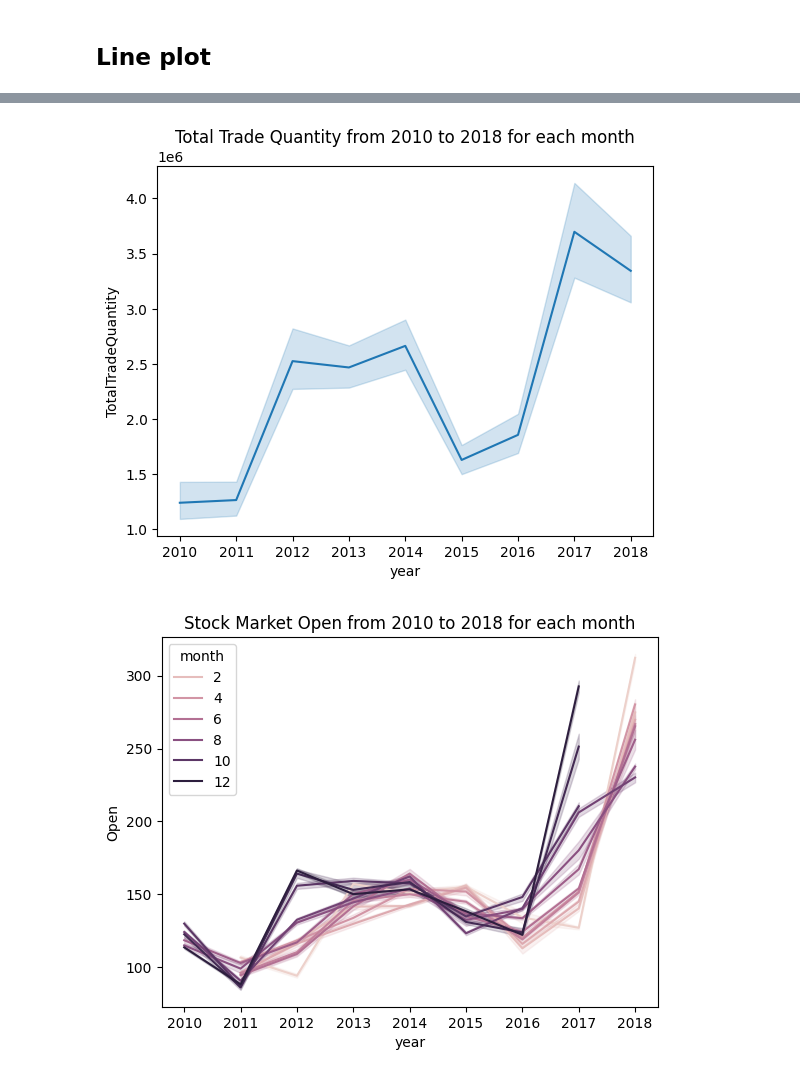
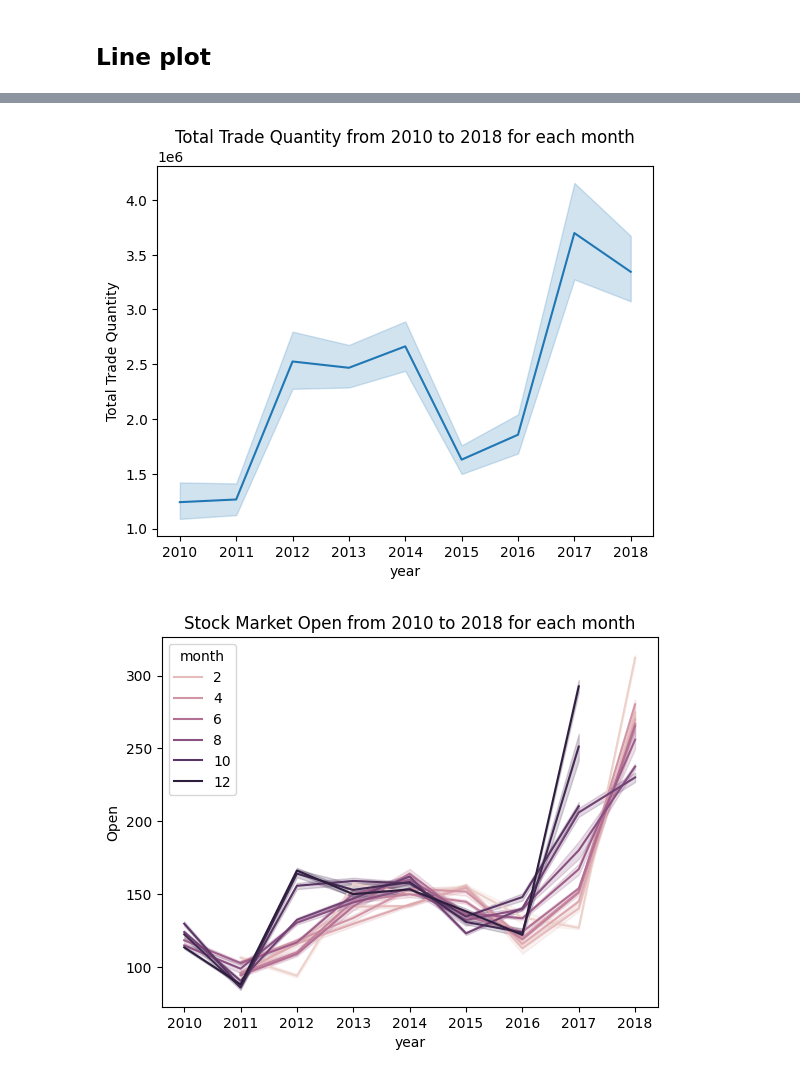
Before and after one commit to Kyl67899/lgmvip-data-science, a Jupyter notebook: stockmarketprediction/class.ipynb, the cells around one changed output, grey strips where cells are left out. Cells and saved outputs as stored; diff of their text form; code cells hidden in the pictures.

```diff
--- a/stockmarketprediction/class.ipynb
+++ b/stockmarketprediction/class.ipynb
@@ -311,17 +305,18 @@ plt.show()
 # %%
 # line plot for Total Trade Quantity from 2010 to 2018 for each month
 sns.lineplot(
     data=datasets,
     x="year",
     y="TotalTradeQuantity"
 )
 # plt.figure(figsize=(80, 60))
 # title of graph
 plt.title("Total Trade Quantity from 2010 to 2018 for each month")
+plt.ylabel("Total Trade Quantity")
 #show the graph
 plt.show()
 # %% [output]
-[figure, old version]
+[figure, new version]
 # %%
 # Stock Market Open from 2010 to 2018 for each month
 sns.lineplot(
```
Also changed, not shown: parts of 22 cells of this notebook, 1 other file.
